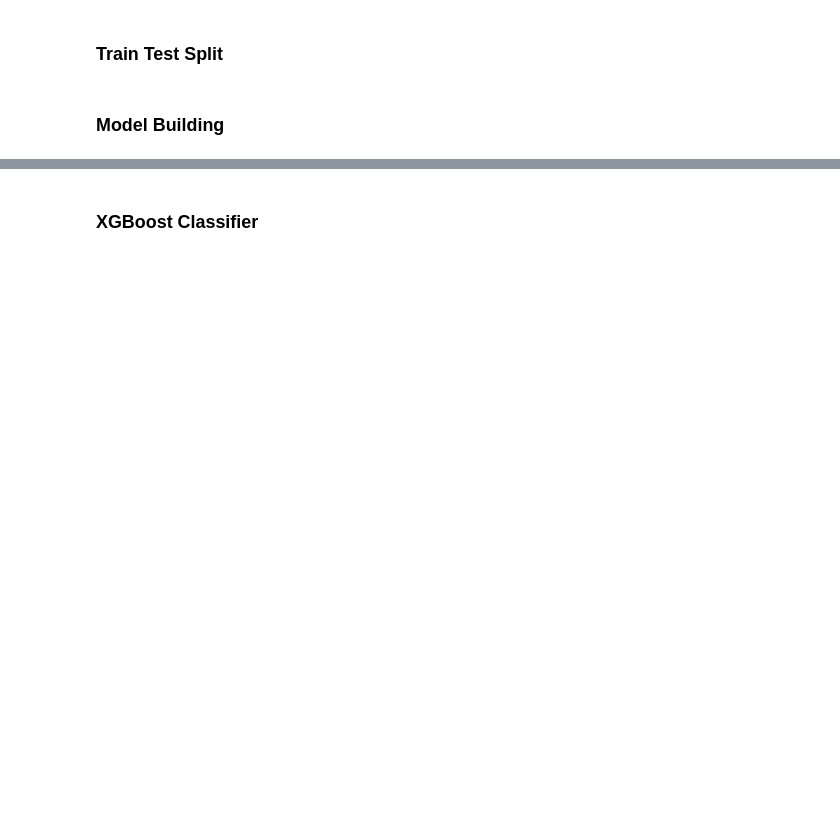
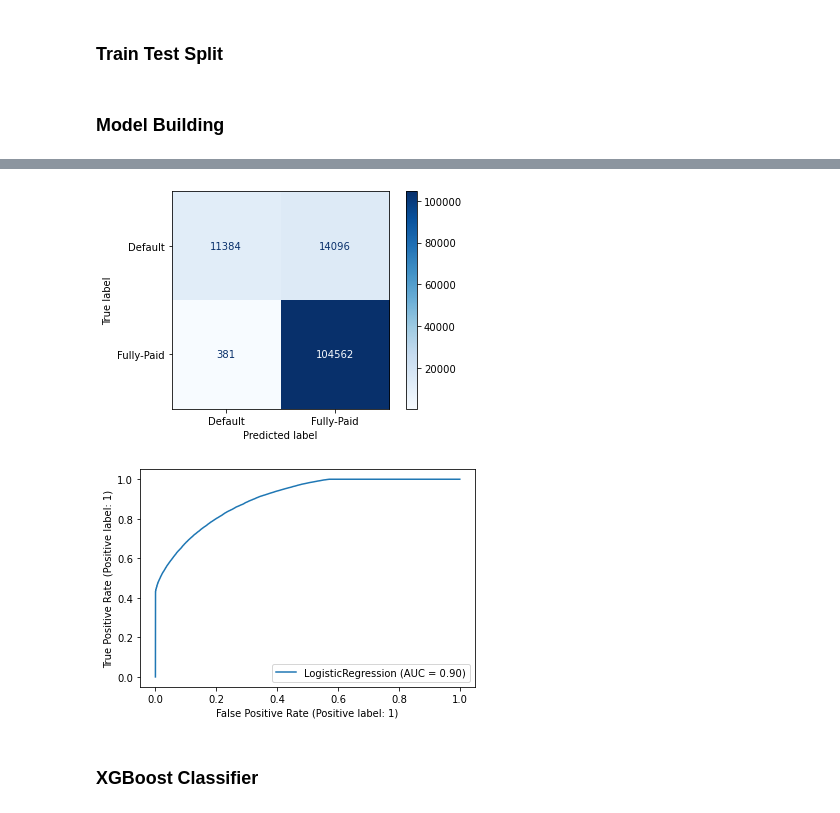
Before and after one commit to sadhi003/Springboard-projects, a Jupyter notebook: Loan_default_prediction/Notebooks/preprocessing_modeling.ipynb, the cells around one changed output, grey strips where cells are left out. Cells and saved outputs as stored; diff of their text form; code cells hidden in the pictures; blank space fills up the shorter version.

```diff
--- a/Loan_default_prediction/Notebooks/preprocessing_modeling.ipynb
+++ b/Loan_default_prediction/Notebooks/preprocessing_modeling.ipynb
@@ -452,0 +469,9 @@ def print_score(true, pred, train=True):
+# %%
+lr_clf = LogisticRegression()
+lr_clf.fit(X_train, y_train)
+
+y_train_pred = lr_clf.predict(X_train)
+y_test_pred = lr_clf.predict(X_test)
+
+print_score(y_train, y_train_pred, train=True)
+print_score(y_test, y_test_pred, train=False)
@@ -452,0 +503,10 @@ def print_score(true, pred, train=True):
+# %%
+disp = ConfusionMatrixDisplay.from_estimator(
+    lr_clf, X_test, y_test,
+    cmap='Blues', values_format='d',
+    display_labels=['Default', 'Fully-Paid']
+)
+disp = RocCurveDisplay.from_estimator(lr_clf, X_test, y_test)
+# %% [output]
+[figure, added]
+[figure, added]
```
Also changed, not shown: parts of 13 cells of this notebook.
